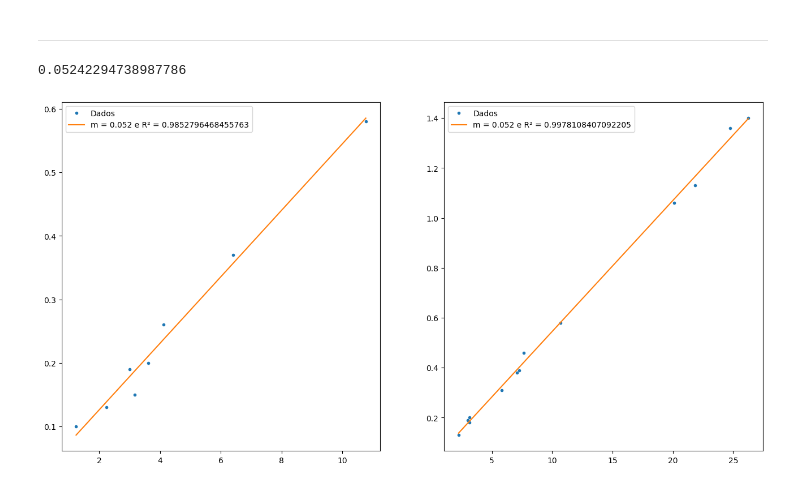
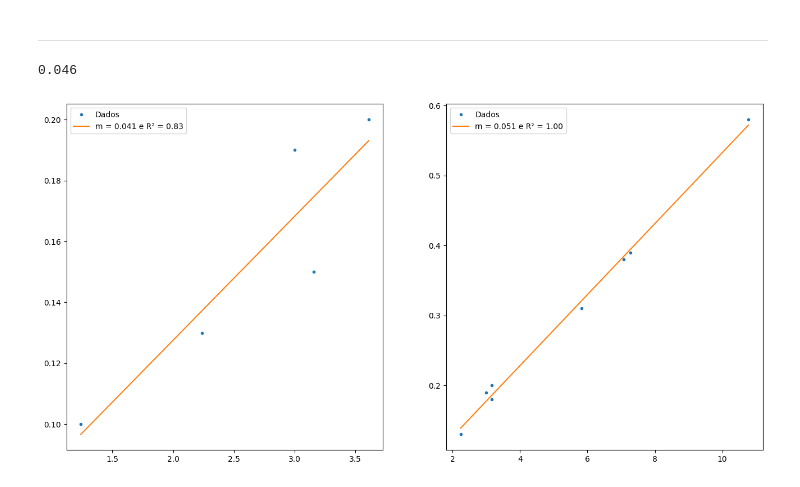
Before and after one commit to lucaspereira1342/Speckle, a Jupyter notebook: speckle_data_reduction.ipynb, the cells around one changed output. Drawn from its saved outputs; the diff is of its cells as text; code cells hidden in the pictures.

```diff
--- a/speckle_data_reduction.ipynb
+++ b/speckle_data_reduction.ipynb
@@ -1012,43 +1012,43 @@ Plate scale calc
 # %%
 #LE = r"D:\22abr22\LE\LE_image-12283-6146_O-I.fits"
 
-ydata = np.array([0.58, 0.26, 0.13, 0.15, 0.37, 0.10, 0.19, 0.20])
-xdata = np.array([10.77, 4.12, 2.24, 3.16, 6.40, 1.24, 3, 3.61])
+ydata = np.array([0.13, 0.15, 0.10, 0.19, 0.20])
+xdata = np.array([2.24, 3.16, 1.24, 3, 3.61])
 
-ydata_02 = np.array([0.46, 0.39, 0.58, 0.19, 1.06, 0.20, 1.13, 1.36, 0.18, 0.13, 0.38, 0.31, 1.40])
-xdata_02 = np.array([7.62, 7.28, 10.7, 3.00, 20.10, 3.16, 21.84, 24.76, 3.16, 2.24, 7.07, 5.83, 26.25])
+ydata_02 = np.array([0.39, 0.19, 0.58, 0.20, 0.18, 0.13, 0.38, 0.31])
+xdata_02 = np.array([7.28, 3.00, 10.77, 3.16, 3.16, 2.24, 7.07, 5.83])
 
 coef, error, r2_score, Fij = linear_regression(xdata, ydata)
 coef_02, error_02, r2_score_02, Fij_02 = linear_regression(xdata_02, ydata_02)
 
 xcalc = np.linspace(xdata.min(), xdata.max(), 100)
 ycalc = Fij(xcalc) @ coef
 
 xcalc_02 = np.linspace(xdata_02.min(), xdata_02.max(), 100)
 ycalc_02 = Fij_02(xcalc_02) @ coef_02
 
 ep = coef[1]
 #seeing_value = seeing(LE, ep)
 #print(f'seeing = {seeing_value:.2f} "/pixel')
 
 ep_02 = coef_02[1]
 #seeing_value = seeing(LE, ep)
 #print(f'seeing = {seeing_value:.2f} "/pixel')
 
 ep_med = (ep + ep_02)/2
-print(ep_med)
+print(f'{ep_med:.3f}')
 
 plt.figure(figsize=(16, 8))
 plt.subplot(1, 2, 1)
 plt.plot(xdata, ydata, '.', label='Dados')
-plt.plot(xcalc, ycalc, '-', label=f'm = {coef[1]:.3f} e R² = {r2_score}')
+plt.plot(xcalc, ycalc, '-', label=f'm = {coef[1]:.3f} e R² = {r2_score:.2f}')
 plt.legend()
 
 plt.subplot(1, 2, 2)
 plt.plot(xdata_02, ydata_02, '.', label='Dados')
-plt.plot(xcalc_02, ycalc_02, '-', label=f'm = {coef_02[1]:.3f} e R² = {r2_score_02}')
+plt.plot(xcalc_02, ycalc_02, '-', label=f'm = {coef_02[1]:.3f} e R² = {r2_score_02:.2f}')
 plt.legend()
 plt.show()
 # %% [output]
-0.05242294738987786
+0.046
-[figure, old version]
+[figure, new version]
```
Also changed, not shown: parts of 4 cells of this notebook.
